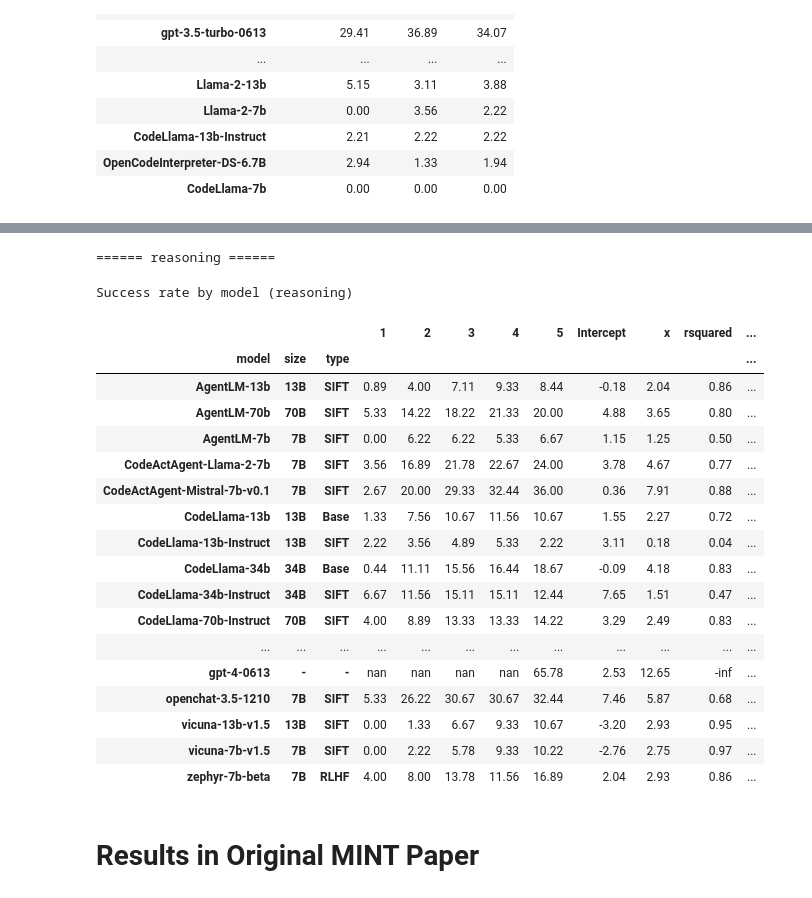
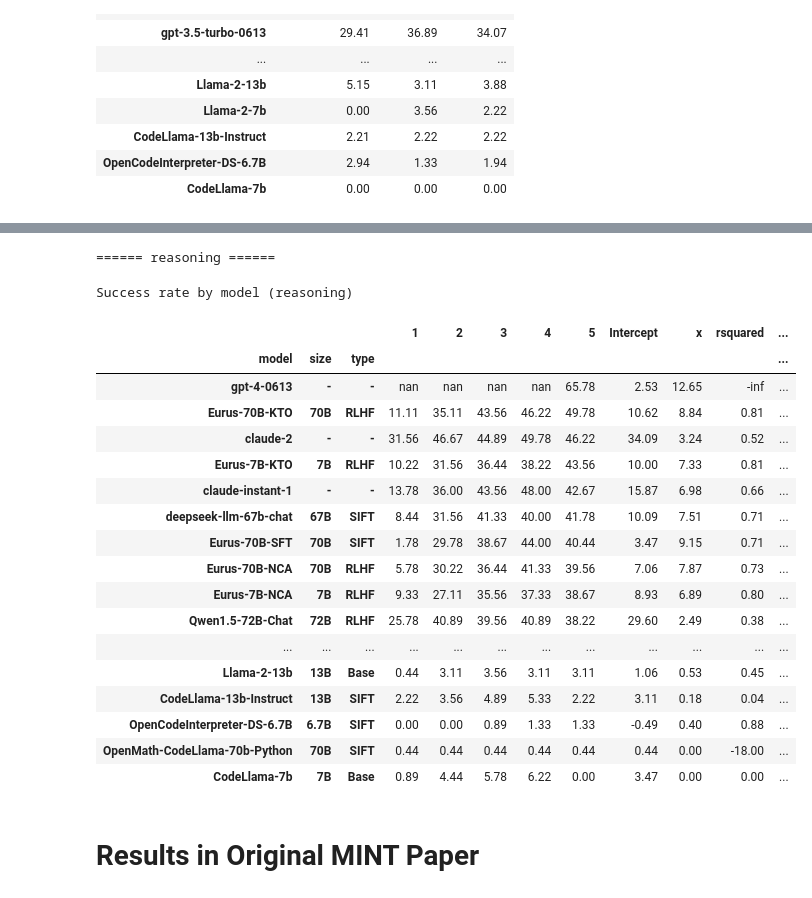
Before and after one commit to xingyaoww/mint-bench, a Jupyter notebook: scripts/notebook/analyze_outputs.ipynb, the cells around one changed output, grey strips where cells are left out. Saved outputs shown, nothing was run; the diff lists cells and outputs as text; code cells hidden in the pictures.

```diff
--- a/scripts/notebook/analyze_outputs.ipynb
+++ b/scripts/notebook/analyze_outputs.ipynb
@@ -270,6 +270,7 @@ NAME_REGEX_TO_VARIANT = [
     ("Eurus.*SFT", "2SIFT"),
     ("Eurus.*", "3RLHF"),
     ("Qwen.*Chat", "3RLHF"),
+    ("CodeQwen.*Chat", "2SIFT")
 ]
 
 def parse_modelname(name):
@@ -591,38 +592,38 @@ Success rate by model (code_generation)
 # %%
 KEY = "reasoning"  # This is the Math subset used in Eurus
 _view = eurus_interaction_turns.set_index(['agent_model_name', 'n_turns', 'task_type']).unstack() \
     .sort_index()["success_rate"][[KEY]].unstack()
 _view = pd.concat([_view[KEY], _view[KEY].apply(run_regression_on_row, axis=1, result_type='expand')], axis=1)
 _view = pd.concat([pd.DataFrame(_view.reset_index()["agent_model_name"].apply(parse_modelname).tolist()), _view.reset_index()], axis=1)
 _view["model"] = _view["model"].apply(lambda x: x.replace("\\texttt{", "").replace("}", ""))
 _view.set_index(["model", "size", "type"], inplace=True)
 _view.drop(columns=["agent_model_name"], inplace=True)
 _view.sort_index(inplace=True)
 _view.index = _view.index.map(lambda x: (x[0], f"{x[1]}B" if x[1] != "-" else "-", x[2].replace('1', '').replace('2', '').replace('3', '')))
 print(f"====== {KEY} ======")
 save_website_json_eurus(_view, "../../website/data/eurus_math_sr_vs_k_series.json")
-_view.style.format("{:.2f}").background_gradient(cmap='Blues', axis=0).set_caption(f"Success rate by model ({KEY})")
+_view.sort_values(by=5, ascending=False).style.format("{:.2f}").background_gradient(cmap='Blues', axis=0).set_caption(f"Success rate by model ({KEY})")
 # %% [output]
 ====== reasoning ======
 Success rate by model (reasoning)
 |  |  |  | 1 | 2 | 3 | 4 | 5 | Intercept | x | rsquared | ... |
 | model | size | type |  |  |  |  |  |  |  |  | ... |
-| AgentLM-13b | 13B | SIFT | 0.89 | 4.00 | 7.11 | 9.33 | 8.44 | -0.18 | 2.04 | 0.86 | ... |
-| AgentLM-70b | 70B | SIFT | 5.33 | 14.22 | 18.22 | 21.33 | 20.00 | 4.88 | 3.65 | 0.80 | ... |
-| AgentLM-7b | 7B | SIFT | 0.00 | 6.22 | 6.22 | 5.33 | 6.67 | 1.15 | 1.25 | 0.50 | ... |
-| CodeActAgent-Llama-2-7b | 7B | SIFT | 3.56 | 16.89 | 21.78 | 22.67 | 24.00 | 3.78 | 4.67 | 0.77 | ... |
-| CodeActAgent-Mistral-7b-v0.1 | 7B | SIFT | 2.67 | 20.00 | 29.33 | 32.44 | 36.00 | 0.36 | 7.91 | 0.88 | ... |
-| CodeLlama-13b | 13B | Base | 1.33 | 7.56 | 10.67 | 11.56 | 10.67 | 1.55 | 2.27 | 0.72 | ... |
+| gpt-4-0613 | - | - | nan | nan | nan | nan | 65.78 | 2.53 | 12.65 | -inf | ... |
+| Eurus-70B-KTO | 70B | RLHF | 11.11 | 35.11 | 43.56 | 46.22 | 49.78 | 10.62 | 8.84 | 0.81 | ... |
+| claude-2 | - | - | 31.56 | 46.67 | 44.89 | 49.78 | 46.22 | 34.09 | 3.24 | 0.52 | ... |
+| Eurus-7B-KTO | 7B | RLHF | 10.22 | 31.56 | 36.44 | 38.22 | 43.56 | 10.00 | 7.33 | 0.81 | ... |
+| claude-instant-1 | - | - | 13.78 | 36.00 | 43.56 | 48.00 | 42.67 | 15.87 | 6.98 | 0.66 | ... |
+| deepseek-llm-67b-chat | 67B | SIFT | 8.44 | 31.56 | 41.33 | 40.00 | 41.78 | 10.09 | 7.51 | 0.71 | ... |
+| Eurus-70B-SFT | 70B | SIFT | 1.78 | 29.78 | 38.67 | 44.00 | 40.44 | 3.47 | 9.15 | 0.71 | ... |
+| Eurus-70B-NCA | 70B | RLHF | 5.78 | 30.22 | 36.44 | 41.33 | 39.56 | 7.06 | 7.87 | 0.73 | ... |
+| Eurus-7B-NCA | 7B | RLHF | 9.33 | 27.11 | 35.56 | 37.33 | 38.67 | 8.93 | 6.89 | 0.80 | ... |
+| Qwen1.5-72B-Chat | 72B | RLHF | 25.78 | 40.89 | 39.56 | 40.89 | 38.22 | 29.60 | 2.49 | 0.38 | ... |
+| ... | ... | ... | ... | ... | ... | ... | ... | ... | ... | ... | ... |
+| Llama-2-13b | 13B | Base | 0.44 | 3.11 | 3.56 | 3.11 | 3.11 | 1.06 | 0.53 | 0.45 | ... |
 | CodeLlama-13b-Instruct | 13B | SIFT | 2.22 | 3.56 | 4.89 | 5.33 | 2.22 | 3.11 | 0.18 | 0.04 | ... |
-| CodeLlama-34b | 34B | Base | 0.44 | 11.11 | 15.56 | 16.44 | 18.67 | -0.09 | 4.18 | 0.83 | ... |
-| CodeLlama-34b-Instruct | 34B | SIFT | 6.67 | 11.56 | 15.11 | 15.11 | 12.44 | 7.65 | 1.51 | 0.47 | ... |
-| CodeLlama-70b-Instruct | 70B | SIFT | 4.00 | 8.89 | 13.33 | 13.33 | 14.22 | 3.29 | 2.49 | 0.83 | ... |
-| ... | ... | ... | ... | ... | ... | ... | ... | ... | ... | ... | ... |
-| gpt-4-0613 | - | - | nan | nan | nan | nan | 65.78 | 2.53 | 12.65 | -inf | ... |
-| openchat-3.5-1210 | 7B | SIFT | 5.33 | 26.22 | 30.67 | 30.67 | 32.44 | 7.46 | 5.87 | 0.68 | ... |
-| vicuna-13b-v1.5 | 13B | SIFT | 0.00 | 1.33 | 6.67 | 9.33 | 10.67 | -3.20 | 2.93 | 0.95 | ... |
-| vicuna-7b-v1.5 | 7B | SIFT | 0.00 | 2.22 | 5.78 | 9.33 | 10.22 | -2.76 | 2.75 | 0.97 | ... |
-| zephyr-7b-beta | 7B | RLHF | 4.00 | 8.00 | 13.78 | 11.56 | 16.89 | 2.04 | 2.93 | 0.86 | ... |
+| OpenCodeInterpreter-DS-6.7B | 6.7B | SIFT | 0.00 | 0.00 | 0.89 | 1.33 | 1.33 | -0.49 | 0.40 | 0.88 | ... |
+| OpenMath-CodeLlama-70b-Python | 70B | SIFT | 0.44 | 0.44 | 0.44 | 0.44 | 0.44 | 0.44 | 0.00 | -18.00 | ... |
+| CodeLlama-7b | 7B | Base | 0.89 | 4.44 | 5.78 | 6.22 | 0.00 | 3.47 | 0.00 | 0.00 | ... |
 # %% [markdown]
 # Results in Original MINT Paper
 # %%
```
Also changed, not shown: parts of 14 cells of this notebook, 45 other files.
